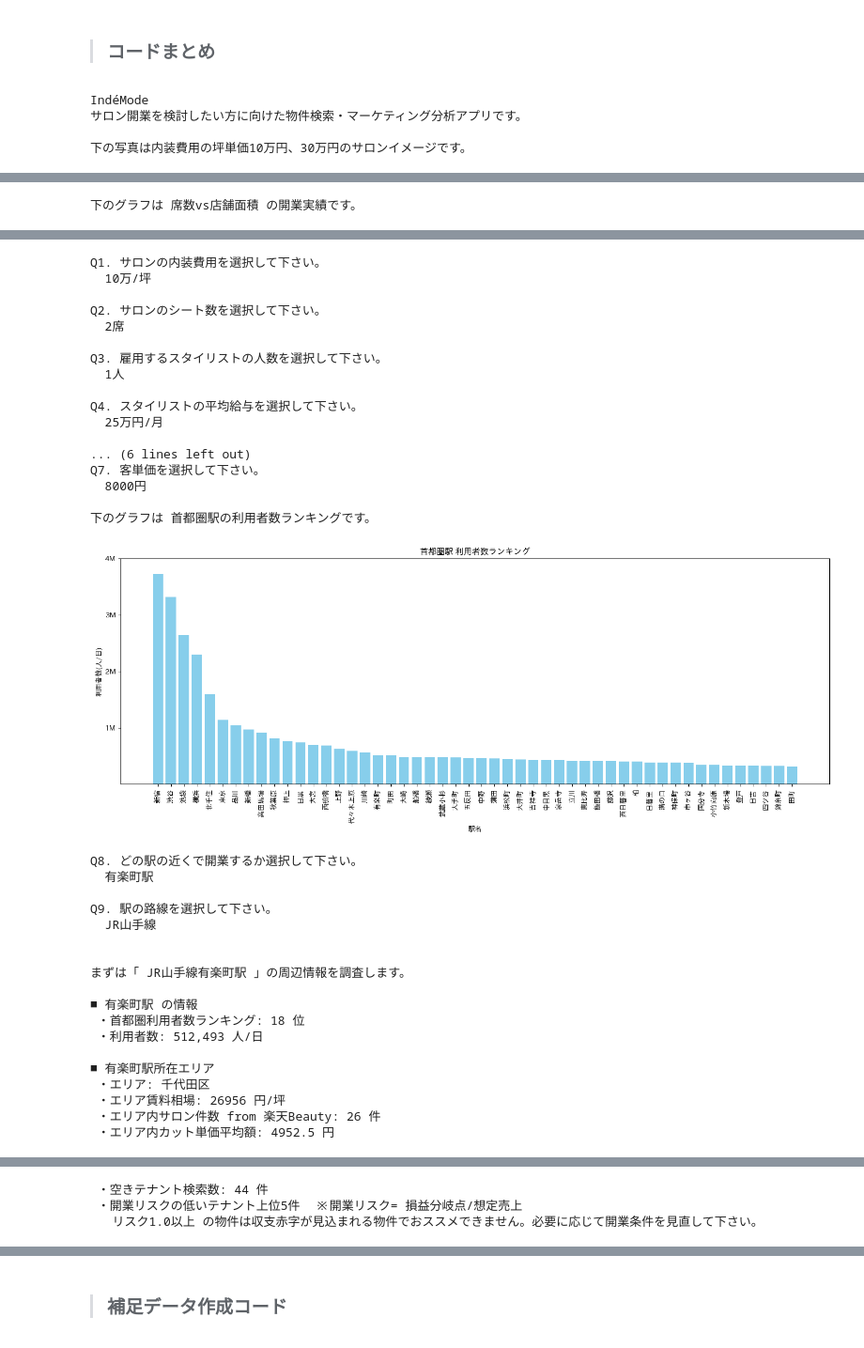
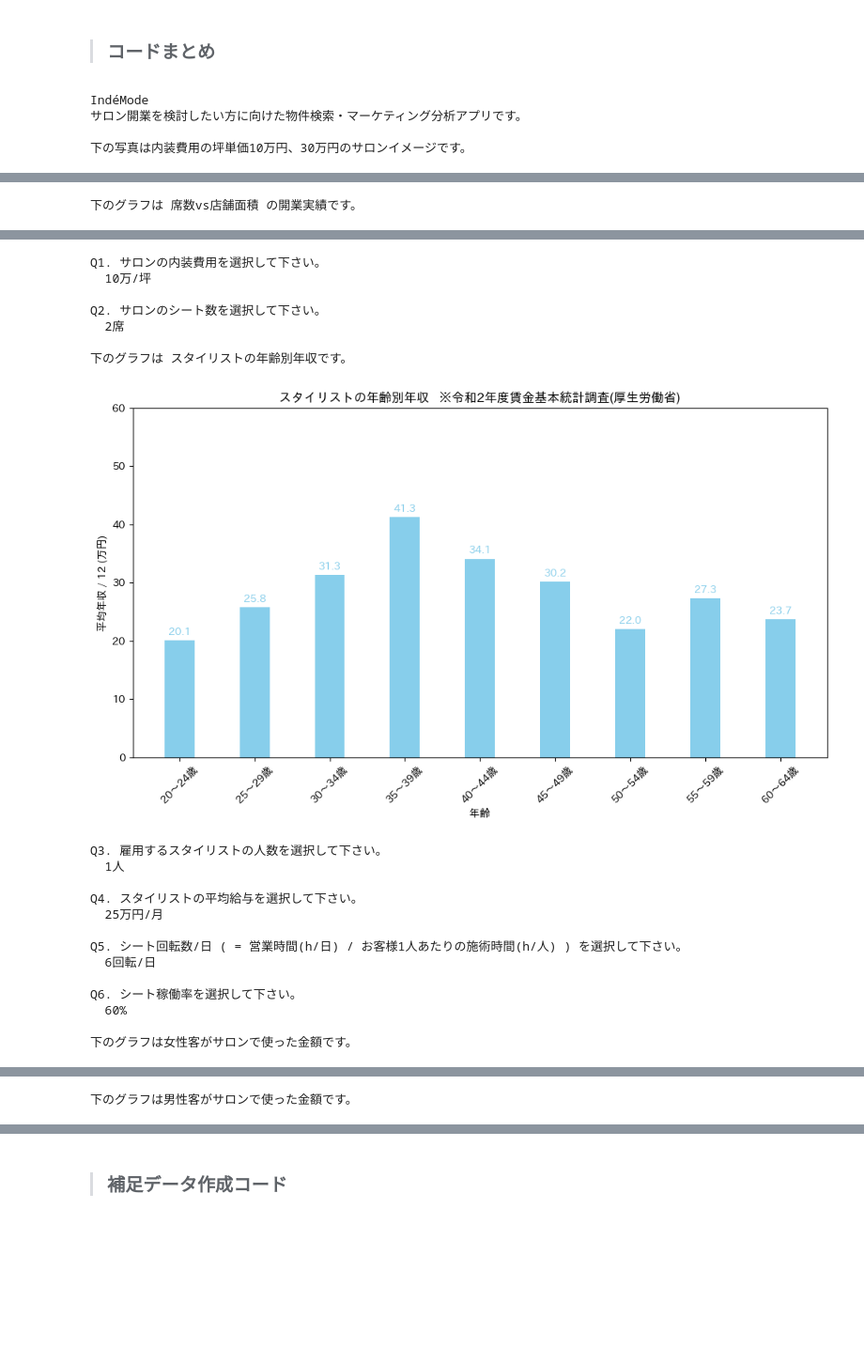
Before and after one commit to shima-koh/STEP3-TA, a Jupyter notebook: TA/STEP3チーム課題_TA_IndéMode_backcode_Rev2.0.ipynb, the cells around one changed output, grey strips where cells are left out. Shown at 94% size. Cells and saved outputs as stored; diff of their text form; code cells hidden in the pictures; blank space fills up the shorter version.

```diff
--- a/TA/STEP3チーム課題_TA_IndéMode_backcode_Rev2.0.ipynb
+++ b/TA/STEP3チーム課題_TA_IndéMode_backcode_Rev2.0.ipynb
@@ -74,15 +74,19 @@ print('Q2. サロンのシート数を選択して下さい。')
 print('  2席')
 seat_count = 2
 print('')
+print('下のグラフは スタイリストの年齢別年収です。')
+image_path3 = "image\スタイリストの年齢別年収.png"
+image3 = Image.open(image_path3)
+display(image3)
 print('Q3. 雇用するスタイリストの人数を選択して下さい。')
 print('  1人')
 stylist_count = 1
 print('')
-print('Q4. スタイリストの平均給与を選択して下さい。')
+print('Q4. スタイリストの給与(万円/月)を選択して下さい。')
 print('  25万円/月')
 stylist_salary = 25
 print('')
-print('Q5. シート回転数/日を選択して下さい。')
+print('Q5. シート回転数/日 ( = 営業時間(h/日) / お客様1人あたりの施術時間(h/人) ) を選択して下さい。')
 print('  6回転/日')
 turnover = 6
 print('')
@@ -90,14 +94,22 @@ print('Q6. シート稼働率を選択して下さい。')
 print('  60%')
 operationg_ratio = 0.6
 print('')
-print('Q7. 客単価を選択して下さい。')
+print('下のグラフは女性客がサロンで使った金額です。')
+image_path4 = "image\女性がサロンで使った金額.png"
+image4 = Image.open(image_path4)
+display(image4)
+print('下のグラフは男性客がサロンで使った金額です。')
+image_path5 = "image\男性がサロンで使った金額.png"
+image5 = Image.open(image_path5)
+display(image5)
+print('Q7. 客単価(円)を選択して下さい。')
 print('  8000円')
 cut_price = 0.8
 print('')
 print('下のグラフは 首都圏駅の利用者数ランキングです。')
-image_path3 = "image\首都圏駅_利用者数ランキング.png"
-image3 = Image.open(image_path3)
-display(image3)
+image_path6 = "image\首都圏駅_利用者数ランキング.png"
+image6 = Image.open(image_path6)
+display(image6)
 print('Q8. どの駅の近くで開業するか選択して下さい。')
 print('  有楽町駅')
 #station = st.selectbox("駅を選択して下さい。", station_list)
@@ -577,60 +589,46 @@ if response.status_code == 200:
         #500m圏内
         for i in range(5):
             plt.figure
             plt.title('(物件' + str(df9_item[i]) + ") 商圏居住者の年間サロン利用額: " + str(int(round(result.loc[df9_item[i],'総額']))) + '千万円', fontsize = 18 )
             plt.xlabel('年齢層', fontsize = 14 )
             plt.ylabel('年間サロン利用額(千万円/年)', fontsize = 14 )
             plt.bar(x_male, result_male.iloc[i] , width = 0.2, label = '男性')
             plt.bar(x_female, result_female.iloc[i] , width = 0.2, label = '女性')
             plt.grid(axis='y') #y軸グリッド追加
             plt.xticks(x_label, ['15-19歳','20代','30代','40代','50代','60代','70-74歳']) #x軸のx_label位置にラベル記入
             plt.legend()
             plt.ylim(0, 10)  # 0から10までの範囲に調整
+            plt.grid(axis='y', linestyle='--', alpha=0.7) # y軸の補助目盛線を追加
             plt.show()
 else:
     # リクエストがエラーの場合の処理
     print("路線名、駅名を再確認して下さい。")
 # %% [output]
 IndéMode
 サロン開業を検討したい方に向けた物件検索・マーケティング分析アプリです。
 
 下の写真は内装費用の坪単価10万円、30万円のサロンイメージです。
 [figure]
 下のグラフは 席数vs店舗面積 の開業実績です。
 [figure]
 Q1. サロンの内装費用を選択して下さい。
   10万/坪
 
 Q2. サロンのシート数を選択して下さい。
   2席
 
-Q3. 雇用するスタイリストの人数を選択して下さい。
-  1人
-
-Q4. スタイリストの平均給与を選択して下さい。
-  25万円/月
-
-... (6 lines left out)
-Q7. 客単価を選択して下さい。
-  8000円
-
-下のグラフは 首都圏駅の利用者数ランキングです。
+下のグラフは スタイリストの年齢別年収です。
-[figure, old version]
+[figure, new version]
-Q8. どの駅の近くで開業するか選択して下さい。
-  有楽町駅
+Q3. 雇用するスタイリストの人数を選択して下さい。
+  1人
 
-Q9. 駅の路線を選択して下さい。
-  JR山手線
+Q4. スタイリストの平均給与を選択して下さい。
+  25万円/月
 
+Q5. シート回転数/日 ( = 営業時間(h/日) / お客様1人あたりの施術時間(h/人) ) を選択して下さい。
+  6回転/日
 
-まずは「 JR山手線有楽町駅 」の周辺情報を調査します。
+Q6. シート稼働率を選択して下さい。
+  60%
 
-■ 有楽町駅 の情報
- ・首都圏利用者数ランキング: 18 位
- ・利用者数: 512,493 人/日
-
-■ 有楽町駅所在エリア
- ・エリア: 千代田区
- ・エリア賃料相場: 26956 円/坪
- ・エリア内サロン件数 from 楽天Beauty: 26 件
- ・エリア内カット単価平均額: 4952.5 円
+下のグラフは女性客がサロンで使った金額です。
@@ -638,3 +636 @@ Q9. 駅の路線を選択して下さい。
- ・空きテナント検索数: 44 件
- ・開業リスクの低いテナント上位5件  ※開業リスク= 損益分岐点/想定売上
-   リスク1.0以上 の物件は収支赤字が見込まれる物件でおススメできません。必要に応じて開業条件を見直して下さい。
+下のグラフは男性客がサロンで使った金額です。
```
Also changed, not shown: parts of 4 cells of this notebook, 4 other files.
